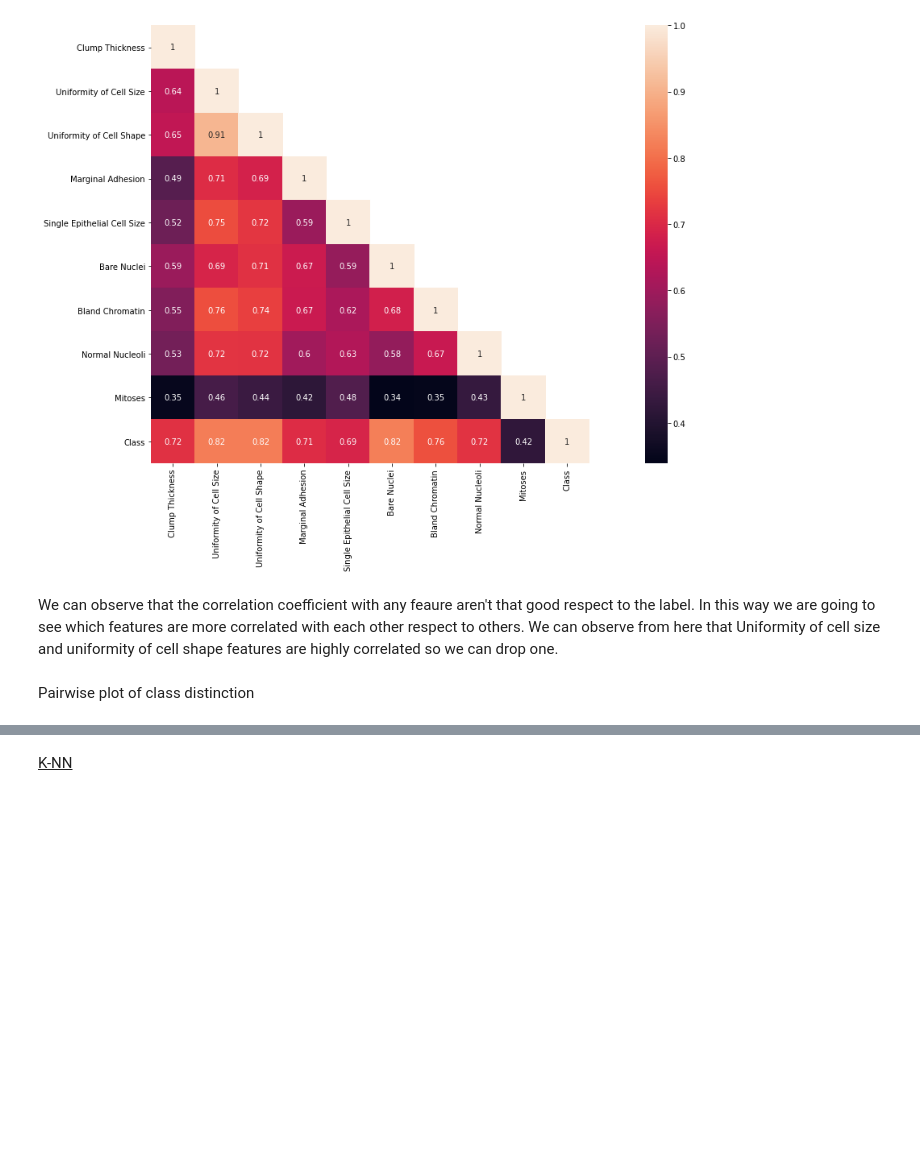
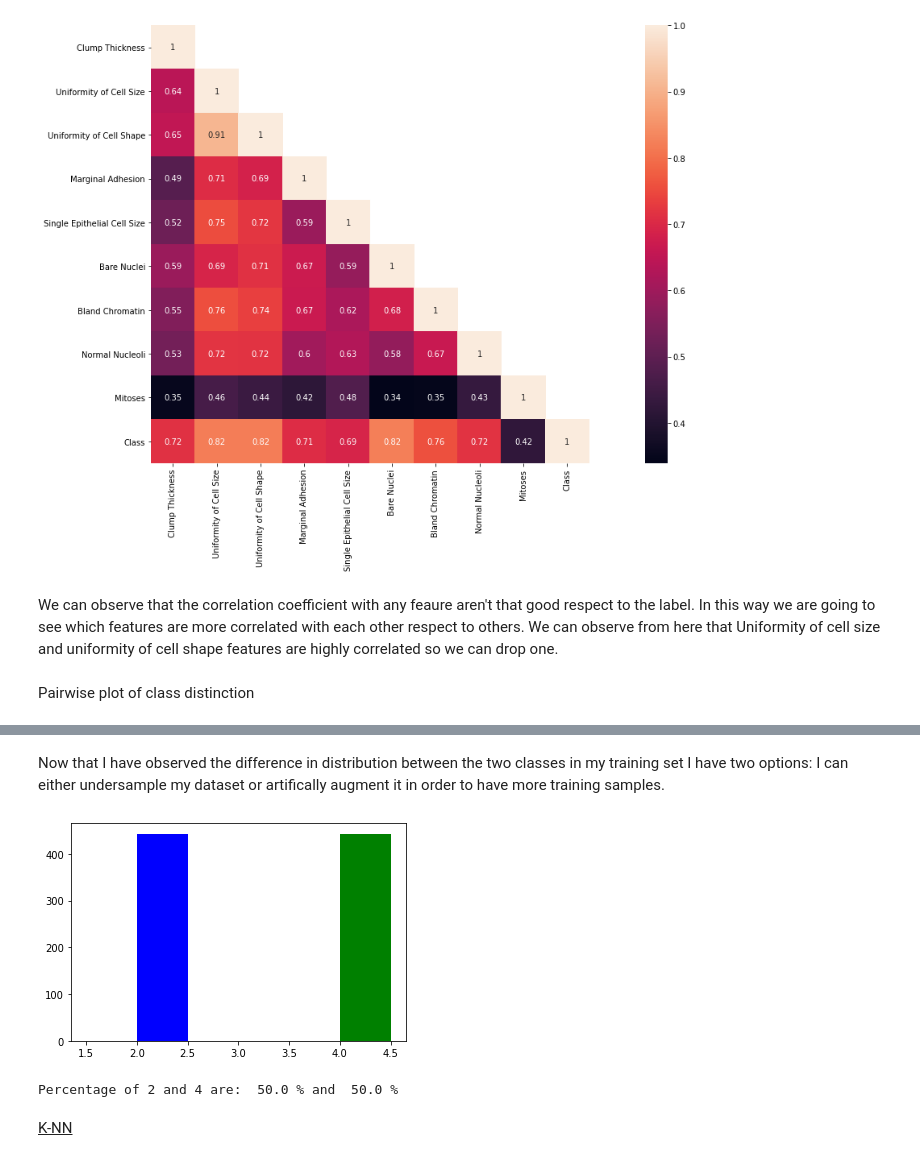
Before and after one commit to Vaelthur/DataSpaces_Tesina, a Jupyter notebook: DS_Tesina.ipynb, the cells around one changed output, grey strips where cells are left out. Cells and saved outputs as stored; diff of their text form; code cells hidden in the pictures; blank space fills up the shorter version.

```diff
--- a/DS_Tesina.ipynb
+++ b/DS_Tesina.ipynb
@@ -129,3 +169,17 @@ print(X_train.shape)
+# %% [markdown]
+Now that I have observed the difference in distribution between the two classes in my training set I have two options: I can either undersample my dataset or artifically augment it in order to have more training samples.
+# %%
+# TODO: 1st attempt: augment training data and go on with classification
+
+oversample = SMOTE()
+X_train, Y_train = oversample.fit_resample(X,Y)
+
+checkClassBalance(Y_train)
+
+# TRY UNDERSAMPLE BC OVERSAMPLE OVERFITS
+# %% [output]
+[figure, added]
+Percentage of 2 and 4 are:  50.0 % and  50.0 %
 # %% [markdown]
 <p><u>K-NN</u></p>
 # %%
```
Also changed, not shown: parts of 22 cells of this notebook.
